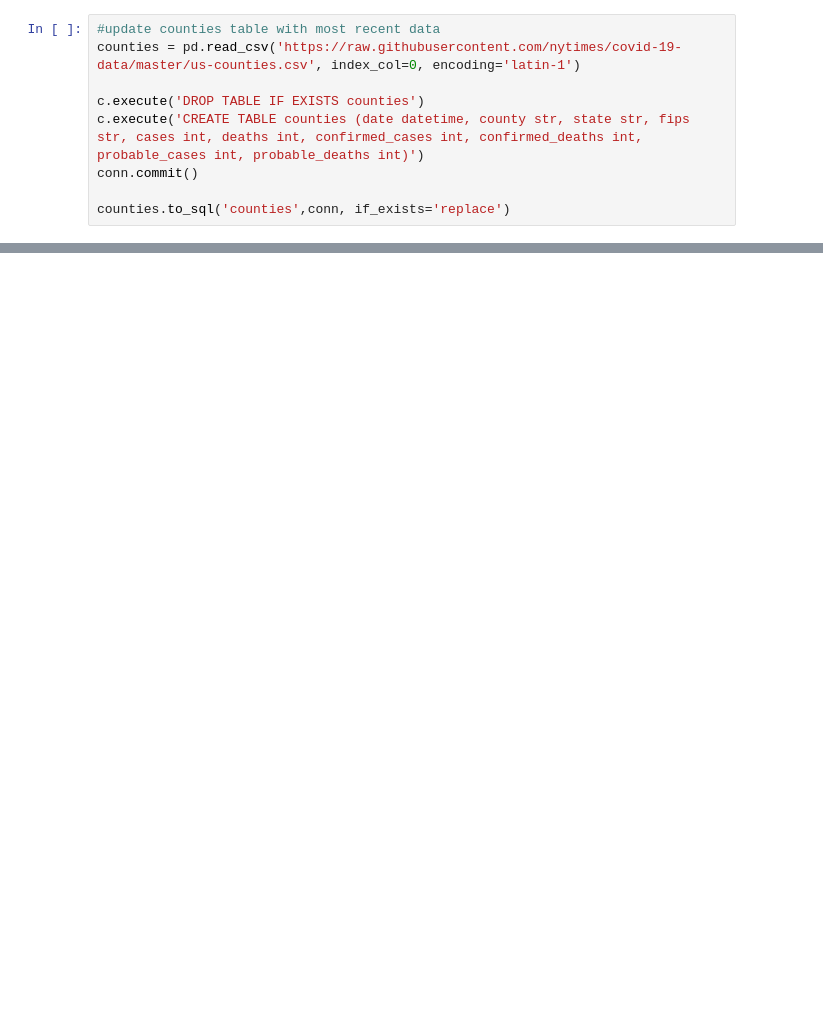
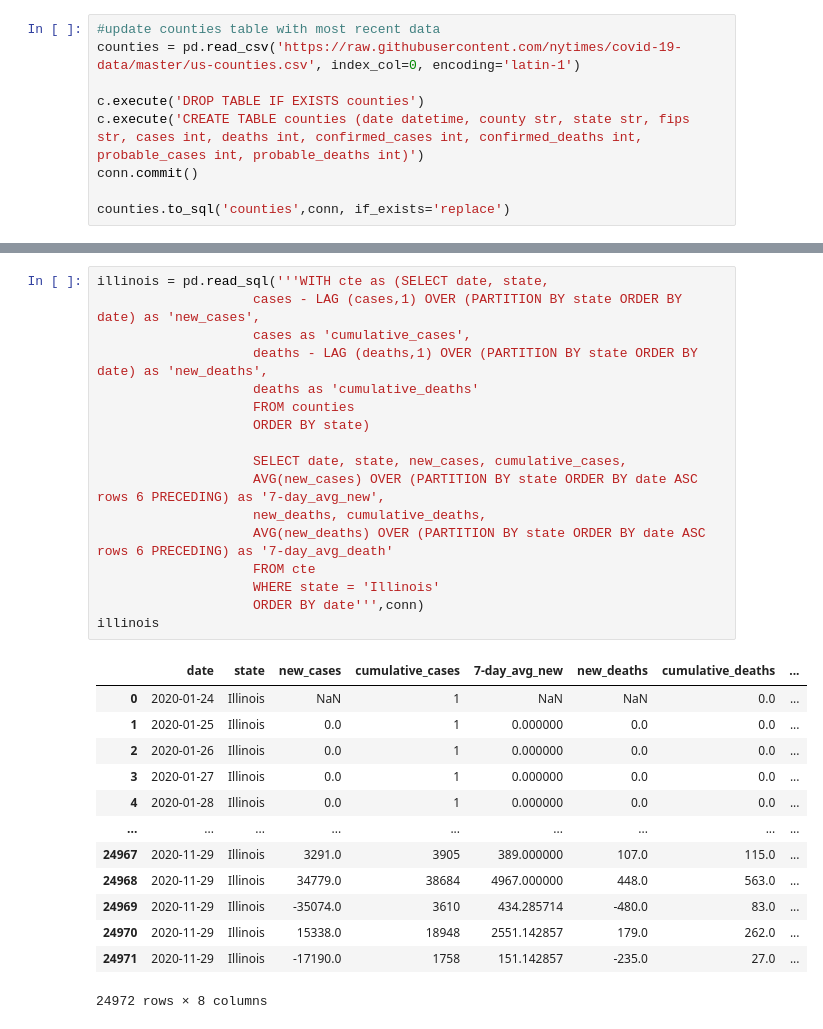
Before and after one commit to aspotter99/SQL_talk, a Jupyter notebook: notebooks/Window_functions.ipynb, the cells around one changed output, grey strips where cells are left out. Cells and saved outputs as stored; diff of their text form; blank space fills up the shorter version.

```diff
--- a/notebooks/Window_functions.ipynb
+++ b/notebooks/Window_functions.ipynb
@@ -297,0 +298,31 @@ plt.title('Covid - New Cases and Deaths - Cook County Illinois');
+# %%
+illinois = pd.read_sql('''WITH cte as (SELECT date, state,
+                    cases - LAG (cases,1) OVER (PARTITION BY state ORDER BY date) as 'new_cases',
+                    cases as 'cumulative_cases',
+                    deaths - LAG (deaths,1) OVER (PARTITION BY state ORDER BY date) as 'new_deaths',
+                    deaths as 'cumulative_deaths'
+                    FROM counties
+                    ORDER BY state)
+
+                    SELECT date, state, new_cases, cumulative_cases,
+                    AVG(new_cases) OVER (PARTITION BY state ORDER BY date ASC rows 6 PRECEDING) as '7-day_avg_new',
+                    new_deaths, cumulative_deaths,
+                    AVG(new_deaths) OVER (PARTITION BY state ORDER BY date ASC rows 6 PRECEDING) as '7-day_avg_death'
+                    FROM cte
+                    WHERE state = 'Illinois'
+                    ORDER BY date''',conn)
+illinois
+# %% [output]
+|  | date | state | new_cases | cumulative_cases | 7-day_avg_new | new_deaths | cumulative_deaths | ... |
+| 0 | 2020-01-24 | Illinois | NaN | 1 | NaN | NaN | 0.0 | ... |
+| 1 | 2020-01-25 | Illinois | 0.0 | 1 | 0.000000 | 0.0 | 0.0 | ... |
+| 2 | 2020-01-26 | Illinois | 0.0 | 1 | 0.000000 | 0.0 | 0.0 | ... |
+| 3 | 2020-01-27 | Illinois | 0.0 | 1 | 0.000000 | 0.0 | 0.0 | ... |
+| 4 | 2020-01-28 | Illinois | 0.0 | 1 | 0.000000 | 0.0 | 0.0 | ... |
+| ... | ... | ... | ... | ... | ... | ... | ... | ... |
+| 24967 | 2020-11-29 | Illinois | 3291.0 | 3905 | 389.000000 | 107.0 | 115.0 | ... |
+| 24968 | 2020-11-29 | Illinois | 34779.0 | 38684 | 4967.000000 | 448.0 | 563.0 | ... |
+| 24969 | 2020-11-29 | Illinois | -35074.0 | 3610 | 434.285714 | -480.0 | 83.0 | ... |
+| 24970 | 2020-11-29 | Illinois | 15338.0 | 18948 | 2551.142857 | 179.0 | 262.0 | ... |
+| 24971 | 2020-11-29 | Illinois | -17190.0 | 1758 | 151.142857 | -235.0 | 27.0 | ... |
+24972 rows × 8 columns
```
Also changed, not shown: parts of 19 cells of this notebook, 3 other files.
